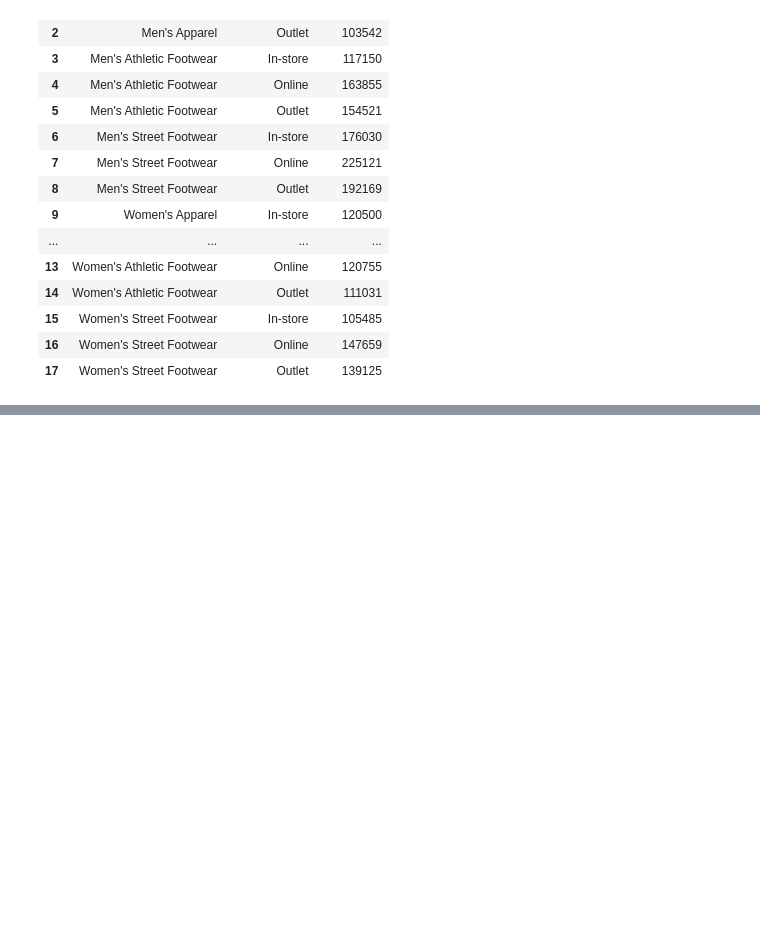
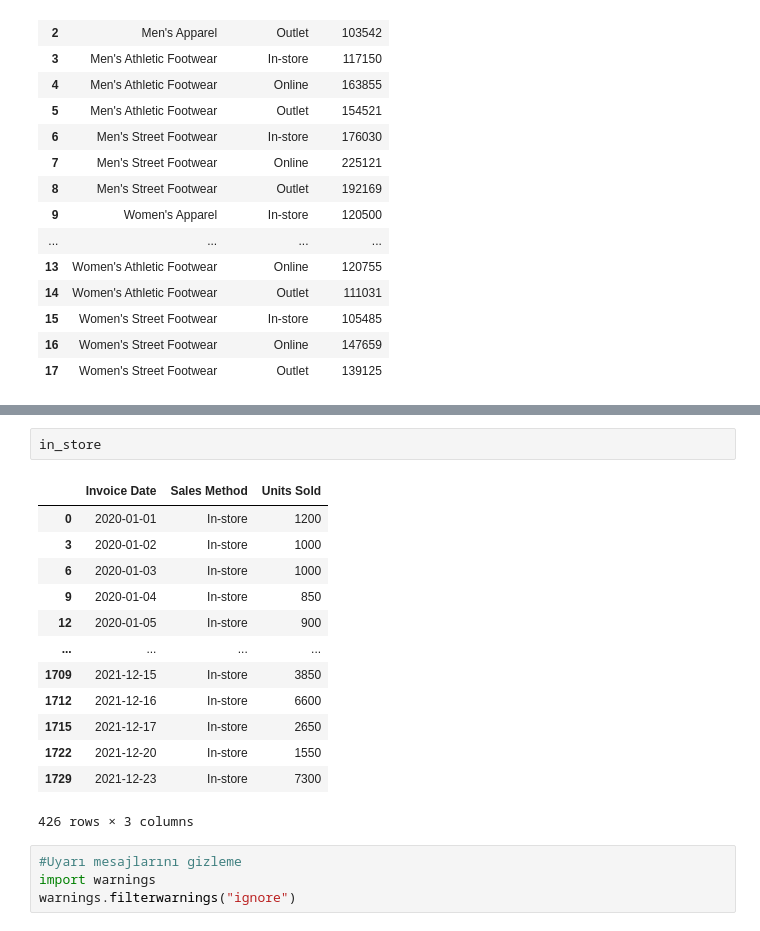
Before and after one commit to eda426/-gen-alan-hesaplama, a Jupyter notebook: verianalizive_yapayzekatümderslerim.ipynb, the cells around one changed output, grey strips where cells are left out. Drawn from its saved outputs; the diff is of its cells as text; blank space fills up the shorter version.

```diff
--- a/verianalizive_yapayzekatümderslerim.ipynb
+++ b/verianalizive_yapayzekatümderslerim.ipynb
@@ -1698,0 +1764,20 @@ px.bar(x= "Sales Method", y="Units Sold", color = "Product", data_frame = produc
+# %%
+in_store
+# %% [output]
+|  | Invoice Date | Sales Method | Units Sold |
+| 0 | 2020-01-01 | In-store | 1200 |
+| 3 | 2020-01-02 | In-store | 1000 |
+| 6 | 2020-01-03 | In-store | 1000 |
+| 9 | 2020-01-04 | In-store | 850 |
+| 12 | 2020-01-05 | In-store | 900 |
+| ... | ... | ... | ... |
+| 1709 | 2021-12-15 | In-store | 3850 |
+| 1712 | 2021-12-16 | In-store | 6600 |
+| 1715 | 2021-12-17 | In-store | 2650 |
+| 1722 | 2021-12-20 | In-store | 1550 |
+| 1729 | 2021-12-23 | In-store | 7300 |
+426 rows × 3 columns
+# %%
+#Uyarı mesajlarını gizleme
+import warnings
+warnings.filterwarnings("ignore")
```
Also changed, not shown: parts of 11 cells of this notebook.
